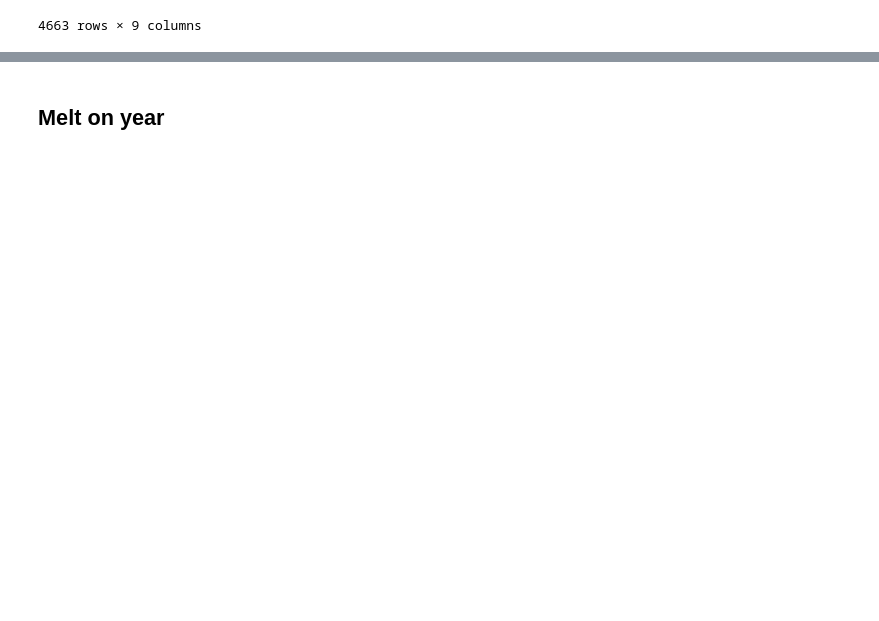
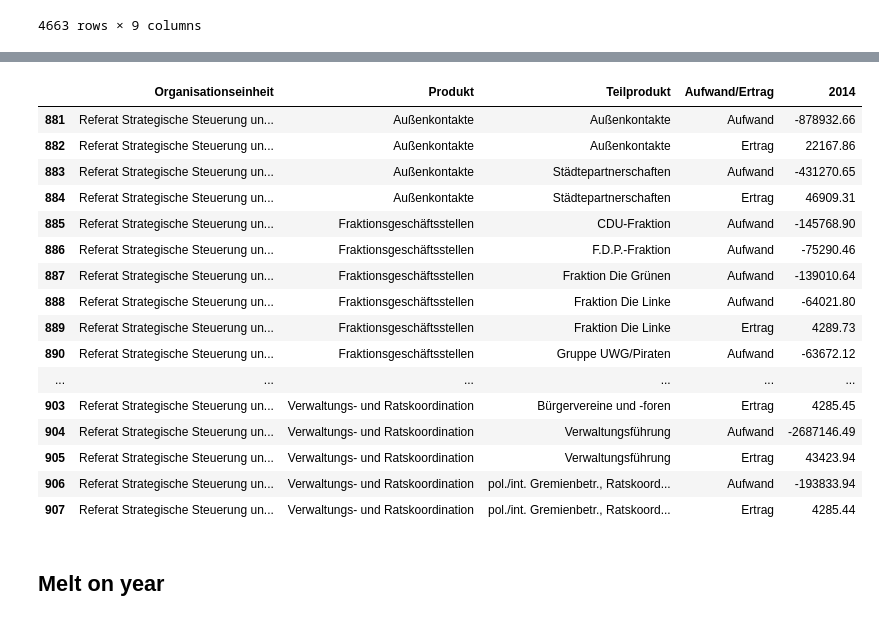
Before and after one commit to codeforosnabrueck/openspending-osnabrueck, a Jupyter notebook: haushalt_2014-17.ipynb, the cells around one changed output, grey strips where cells are left out. Saved outputs shown, nothing was run; the diff lists cells and outputs as text; code cells hidden in the pictures; blank space fills up the shorter version.

```diff
--- a/haushalt_2014-17.ipynb
+++ b/haushalt_2014-17.ipynb
@@ -235,3 +253,5 @@ df
 | 7448 | Umwelt und Klimaschutz | Baumschutz | Baumschutz | Ertrag | Kostenerstattungen und Kostenumlagen | 350.68 | 0.00 | ... |
 | 7449 | Umwelt und Klimaschutz | Baumschutz | Baumschutz | Ertrag | sonstige ordentliche Erträge | 35.98 | 0.00 | ... |
 4663 rows × 9 columns
+# %%
+df_without_sums = df
@@ -238,3 +278,24 @@ df
+# %%
+df_sums = df_without_sums.groupby(["Organisationseinheit",'Produkt','Teilprodukt','Aufwand/Ertrag'])['2014'].sum().reset_index()
+df_sums[df_with_sums_sums["Organisationseinheit"]== "Referat Strategische Steuerung und Rat"]
+# %% [output]
+|  | Organisationseinheit | Produkt | Teilprodukt | Aufwand/Ertrag | 2014 |
+| 881 | Referat Strategische Steuerung un... | Außenkontakte | Außenkontakte | Aufwand | -878932.66 |
+| 882 | Referat Strategische Steuerung un... | Außenkontakte | Außenkontakte | Ertrag | 22167.86 |
+| 883 | Referat Strategische Steuerung un... | Außenkontakte | Städtepartnerschaften | Aufwand | -431270.65 |
+| 884 | Referat Strategische Steuerung un... | Außenkontakte | Städtepartnerschaften | Ertrag | 46909.31 |
+| 885 | Referat Strategische Steuerung un... | Fraktionsgeschäftsstellen | CDU-Fraktion | Aufwand | -145768.90 |
+| 886 | Referat Strategische Steuerung un... | Fraktionsgeschäftsstellen | F.D.P.-Fraktion | Aufwand | -75290.46 |
+| 887 | Referat Strategische Steuerung un... | Fraktionsgeschäftsstellen | Fraktion Die Grünen | Aufwand | -139010.64 |
+| 888 | Referat Strategische Steuerung un... | Fraktionsgeschäftsstellen | Fraktion Die Linke | Aufwand | -64021.80 |
+| 889 | Referat Strategische Steuerung un... | Fraktionsgeschäftsstellen | Fraktion Die Linke | Ertrag | 4289.73 |
+| 890 | Referat Strategische Steuerung un... | Fraktionsgeschäftsstellen | Gruppe UWG/Piraten | Aufwand | -63672.12 |
+| ... | ... | ... | ... | ... | ... |
+| 903 | Referat Strategische Steuerung un... | Verwaltungs- und Ratskoordination | Bürgervereine und -foren | Ertrag | 4285.45 |
+| 904 | Referat Strategische Steuerung un... | Verwaltungs- und Ratskoordination | Verwaltungsführung | Aufwand | -2687146.49 |
+| 905 | Referat Strategische Steuerung un... | Verwaltungs- und Ratskoordination | Verwaltungsführung | Ertrag | 43423.94 |
+| 906 | Referat Strategische Steuerung un... | Verwaltungs- und Ratskoordination | pol./int. Gremienbetr., Ratskoord... | Aufwand | -193833.94 |
+| 907 | Referat Strategische Steuerung un... | Verwaltungs- und Ratskoordination | pol./int. Gremienbetr., Ratskoord... | Ertrag | 4285.44 |
 # %% [markdown]
 ## Melt on year
 # %%
```
Also changed, not shown: parts of 10 cells of this notebook.
